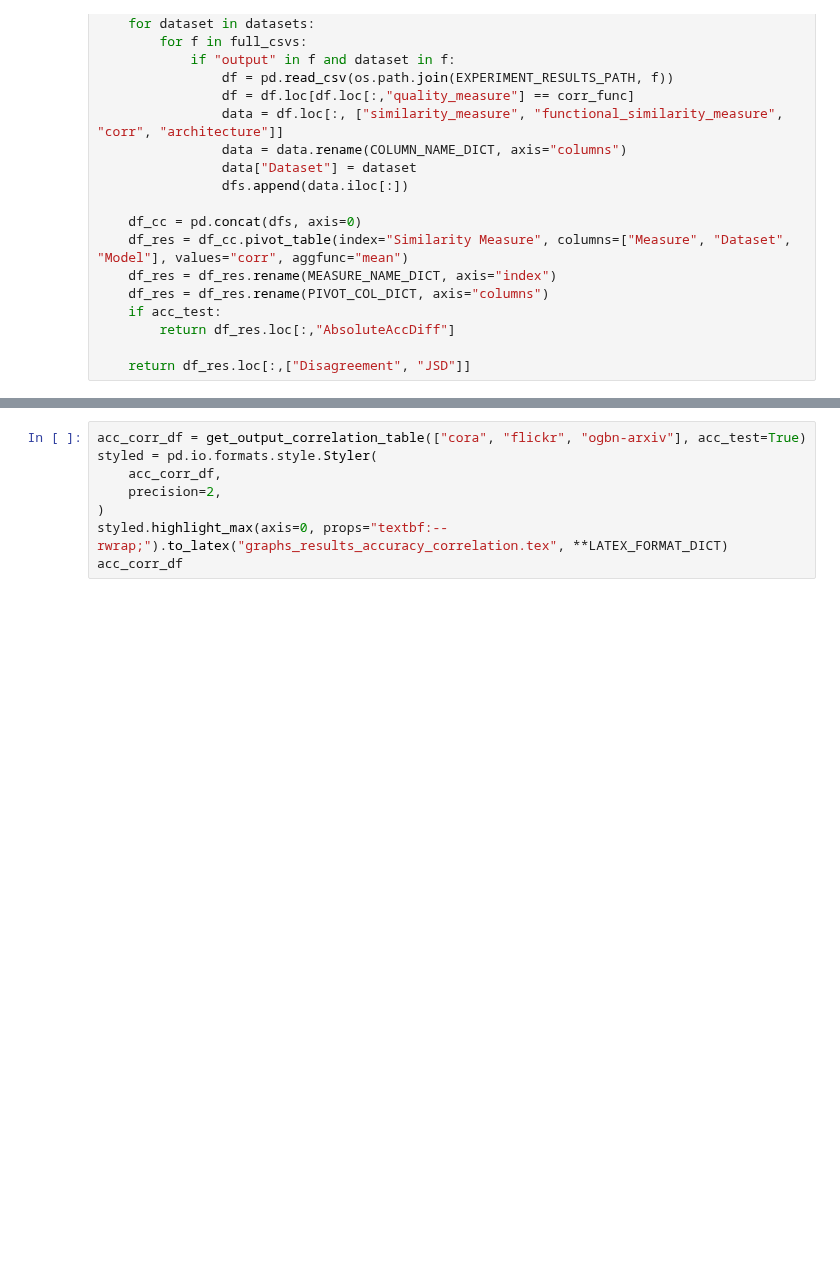
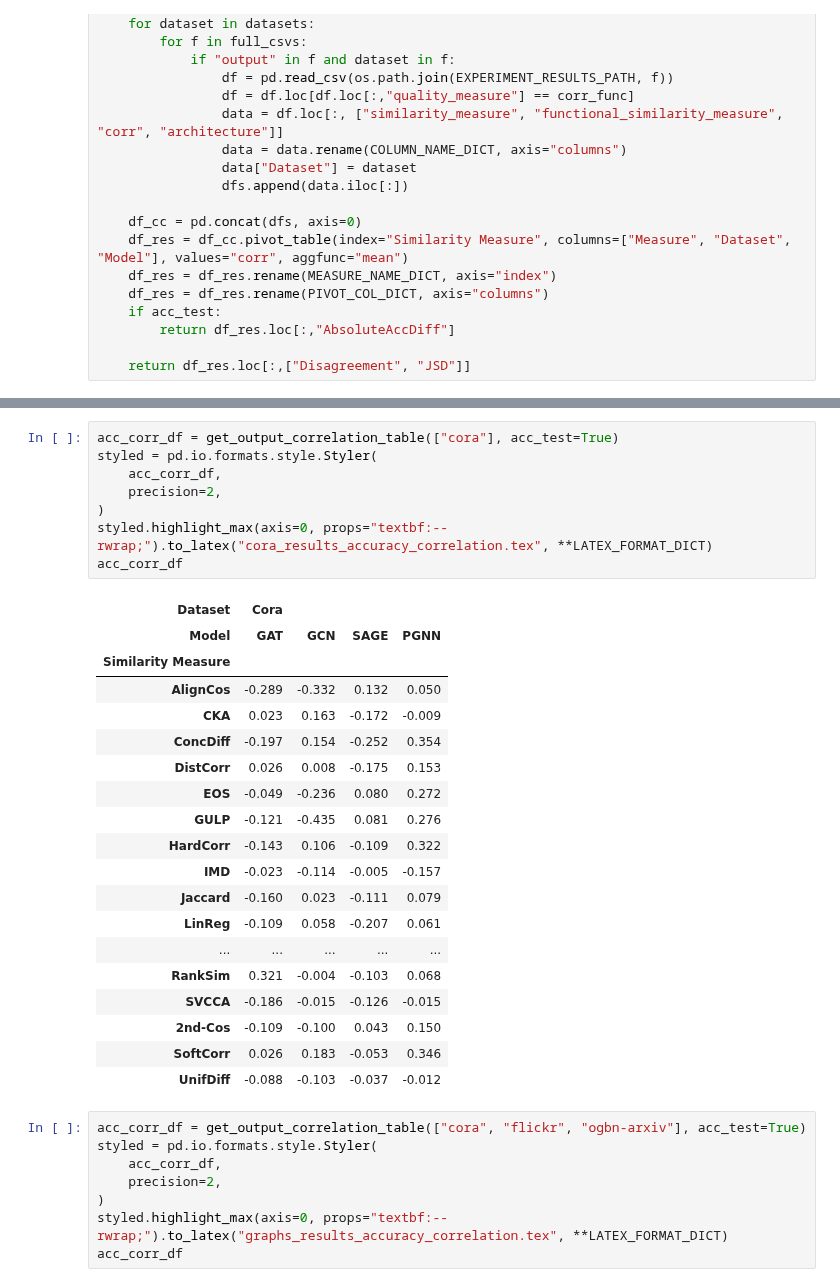
Before and after one commit to TaWald/similaritybench, a Jupyter notebook: graphs/notebooks/tables.ipynb, the cells around one changed output, grey strips where cells are left out. Cells and saved outputs as stored; diff of their text form; blank space fills up the shorter version.

```diff
--- a/graphs/notebooks/tables.ipynb
+++ b/graphs/notebooks/tables.ipynb
@@ -303,6 +385,34 @@ output_corr_df
 | 2nd-Cos | 0.299 | 0.399 | 0.252 | -0.103 | 0.301 | 0.143 | 0.064 | 0.042 | 0.265 | ... |
 | SoftCorr | 0.069 | 0.485 | 0.057 | 0.017 | 0.390 | 0.486 | 0.353 | 0.034 | -0.260 | ... |
 | UnifDiff | -0.146 | 0.067 | 0.161 | 0.182 | -0.340 | 0.038 | 0.060 | -0.330 | 0.097 | ... |
+# %%
+acc_corr_df = get_output_correlation_table(["cora"], acc_test=True)
+styled = pd.io.formats.style.Styler(
+    acc_corr_df,
+    precision=2,
+)
+styled.highlight_max(axis=0, props="textbf:--rwrap;").to_latex("cora_results_accuracy_correlation.tex", **LATEX_FORMAT_DICT)
+acc_corr_df
+# %% [output]
+| Dataset | Cora |  |  |  |
+| Model | GAT | GCN | SAGE | PGNN |
+| Similarity Measure |  |  |  |  |
+| AlignCos | -0.289 | -0.332 | 0.132 | 0.050 |
+| CKA | 0.023 | 0.163 | -0.172 | -0.009 |
+| ConcDiff | -0.197 | 0.154 | -0.252 | 0.354 |
+| DistCorr | 0.026 | 0.008 | -0.175 | 0.153 |
+| EOS | -0.049 | -0.236 | 0.080 | 0.272 |
+| GULP | -0.121 | -0.435 | 0.081 | 0.276 |
+| HardCorr | -0.143 | 0.106 | -0.109 | 0.322 |
+| IMD | -0.023 | -0.114 | -0.005 | -0.157 |
+| Jaccard | -0.160 | 0.023 | -0.111 | 0.079 |
+| LinReg | -0.109 | 0.058 | -0.207 | 0.061 |
+| ... | ... | ... | ... | ... |
+| RankSim | 0.321 | -0.004 | -0.103 | 0.068 |
+| SVCCA | -0.186 | -0.015 | -0.126 | -0.015 |
+| 2nd-Cos | -0.109 | -0.100 | 0.043 | 0.150 |
+| SoftCorr | 0.026 | 0.183 | -0.053 | 0.346 |
+| UnifDiff | -0.088 | -0.103 | -0.037 | -0.012 |
 # %%
 acc_corr_df = get_output_correlation_table(["cora", "flickr", "ogbn-arxiv"], acc_test=True)
 styled = pd.io.formats.style.Styler(
```
Also changed, not shown: parts of 5 cells of this notebook.
